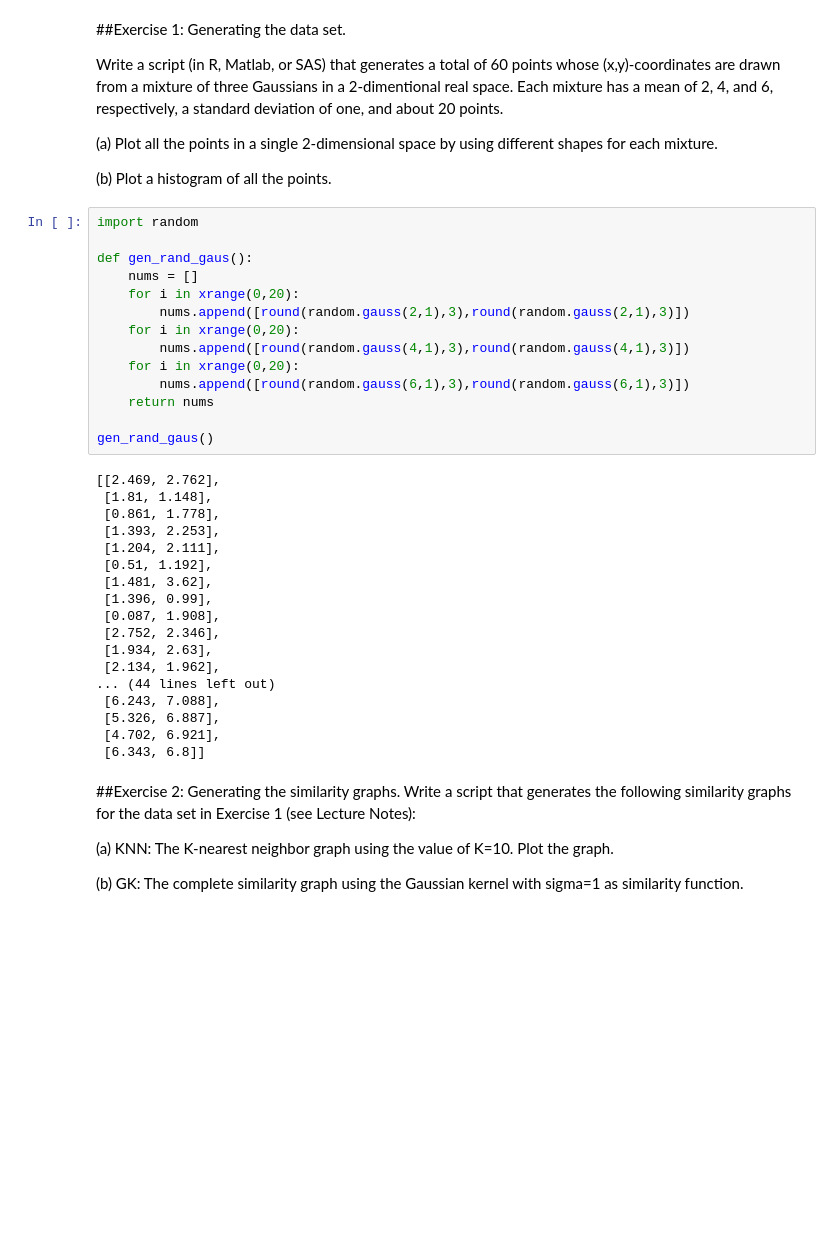
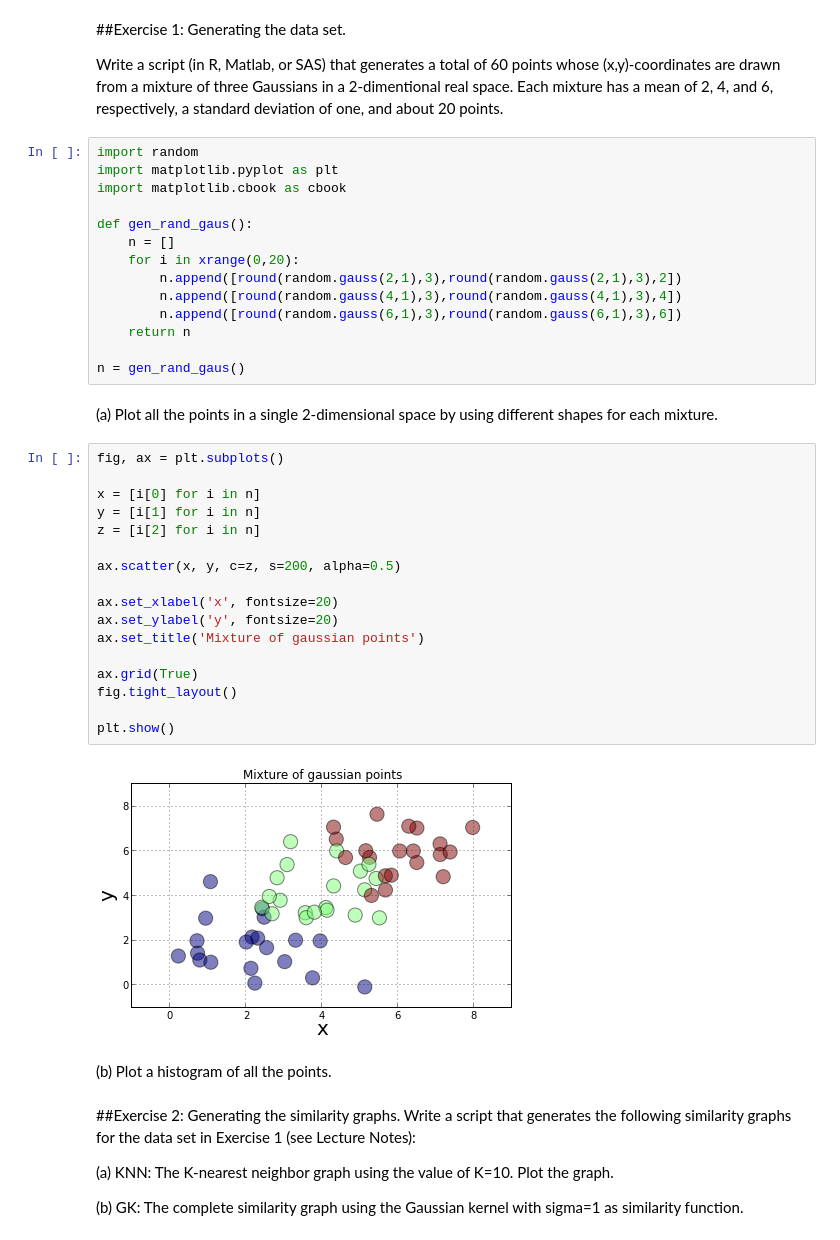
Before and after one commit to sagarjauhari/graph_mining, a Jupyter notebook: Graph Data Mining - L2.ipynb, the cells around one changed output. Drawn from its saved outputs; the diff is of its cells as text; blank space fills up the shorter version.

Commit message:
added 2d plot of points

```diff
--- a/Graph Data Mining - L2.ipynb
+++ b/Graph Data Mining - L2.ipynb
@@ -2,42 +2,43 @@
 ##Exercise 1: Generating the data set.
 
 Write a script (in R, Matlab, or SAS) that generates a total of 60 points whose (x,y)-coordinates are drawn from a mixture of three Gaussians in a 2-dimentional real space. Each mixture has a mean of 2, 4, and 6, respectively, a standard deviation of one, and about 20 points.
-
-(a) Plot all the points in a single 2-dimensional space by using different shapes for each mixture.
-
-(b) Plot a histogram of all the points.
 # %%
 import random
+import matplotlib.pyplot as plt
+import matplotlib.cbook as cbook
 
 def gen_rand_gaus():
-    nums = []
+    n = []
     for i in xrange(0,20):
-        nums.append([round(random.gauss(2,1),3),round(random.gauss(2,1),3)])
-    for i in xrange(0,20):
-        nums.append([round(random.gauss(4,1),3),round(random.gauss(4,1),3)])
-    for i in xrange(0,20):
-        nums.append([round(random.gauss(6,1),3),round(random.gauss(6,1),3)])
-    return nums
+        n.append([round(random.gauss(2,1),3),round(random.gauss(2,1),3),2])
+        n.append([round(random.gauss(4,1),3),round(random.gauss(4,1),3),4])
+        n.append([round(random.gauss(6,1),3),round(random.gauss(6,1),3),6])
+    return n
 
-gen_rand_gaus()
+n = gen_rand_gaus()
-# %% [output]
-[[2.469, 2.762],
- [1.81, 1.148],
- [0.861, 1.778],
- [1.393, 2.253],
- [1.204, 2.111],
- [0.51, 1.192],
- [1.481, 3.62],
- [1.396, 0.99],
- [0.087, 1.908],
- [2.752, 2.346],
- [1.934, 2.63],
- [2.134, 1.962],
-... (44 lines left out)
- [6.243, 7.088],
- [5.326, 6.887],
- [4.702, 6.921],
- [6.343, 6.8]]
+# %% [markdown]
+(a) Plot all the points in a single 2-dimensional space by using different shapes for each mixture.
+# %%
+fig, ax = plt.subplots()
+
+x = [i[0] for i in n]
+y = [i[1] for i in n]
+z = [i[2] for i in n]
+
+ax.scatter(x, y, c=z, s=200, alpha=0.5)
+
+ax.set_xlabel('x', fontsize=20)
+ax.set_ylabel('y', fontsize=20)
+ax.set_title('Mixture of gaussian points')
+
+ax.grid(True)
+fig.tight_layout()
+
+plt.show()
+# %% [output]
+[figure, added]
+# %% [markdown]
+(b) Plot a histogram of all the points.
 # %% [markdown]
 ##Exercise 2: Generating the similarity graphs.
 Write a script that generates the following similarity graphs for the data set in Exercise 1 (see Lecture Notes):
```
